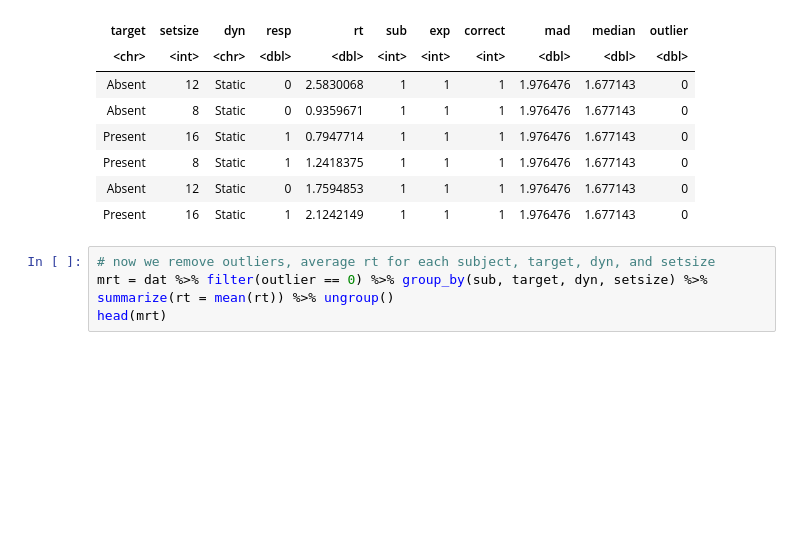
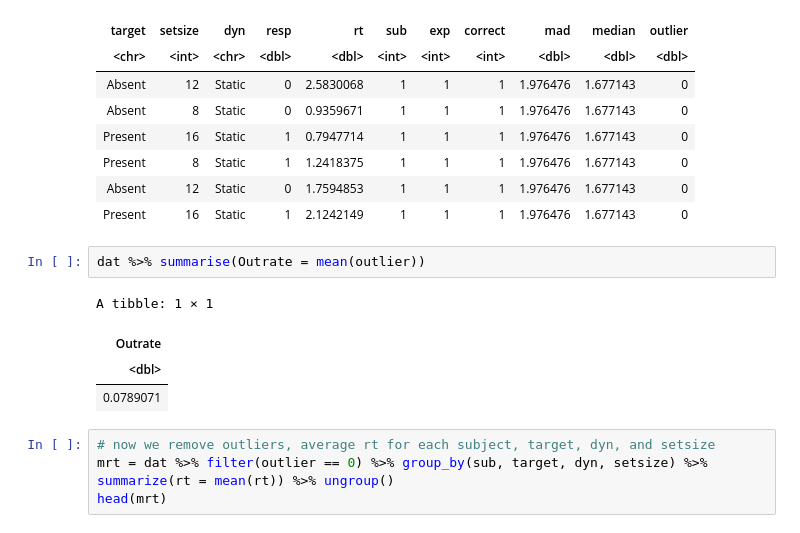
Before and after one commit to strongway/tutorial_data_science, a Jupyter notebook: lecture_2022/p4-signal_detection_with_R.ipynb, the cells around one changed output. Drawn from its saved outputs; the diff is of its cells as text; blank space fills up the shorter version.

```diff
--- a/lecture_2022/p4-signal_detection_with_R.ipynb
+++ b/lecture_2022/p4-signal_detection_with_R.ipynb
@@ -177,6 +187,13 @@ A tibble: 6 × 11
 | Present | 8 | Static | 1 | 1.2418375 | 1 | 1 | 1 | 1.976476 | 1.677143 | 0 |
 | Absent | 12 | Static | 0 | 1.7594853 | 1 | 1 | 1 | 1.976476 | 1.677143 | 0 |
 | Present | 16 | Static | 1 | 2.1242149 | 1 | 1 | 1 | 1.976476 | 1.677143 | 0 |
+# %%
+dat %>% summarise(Outrate = mean(outlier))
+# %% [output]
+A tibble: 1 × 1
+| Outrate |
+| <dbl> |
+| 0.0789071 |
 # %%
 # now we remove outliers, average rt for each subject, target, dyn, and setsize
 mrt = dat %>% filter(outlier == 0) %>% group_by(sub, target, dyn, setsize) %>% summarize(rt = mean(rt)) %>% ungroup()
```
Also changed, not shown: parts of 7 cells of this notebook.
